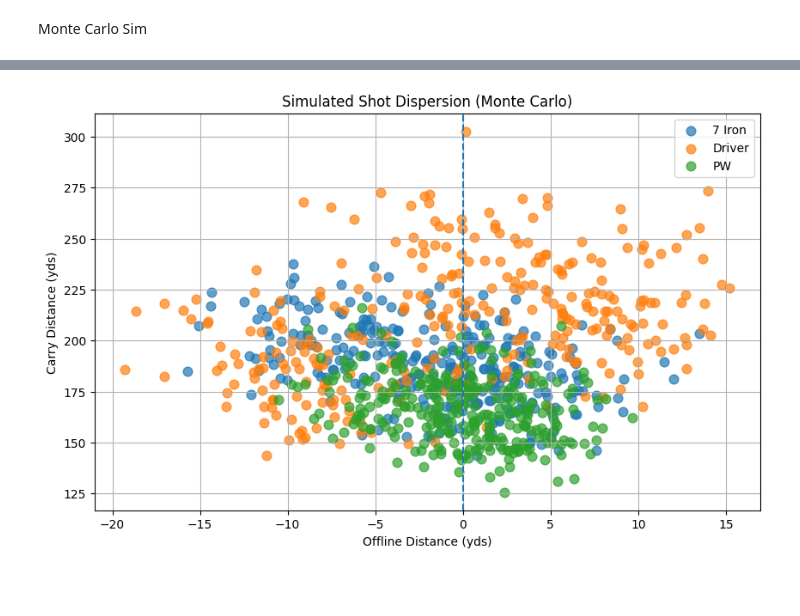
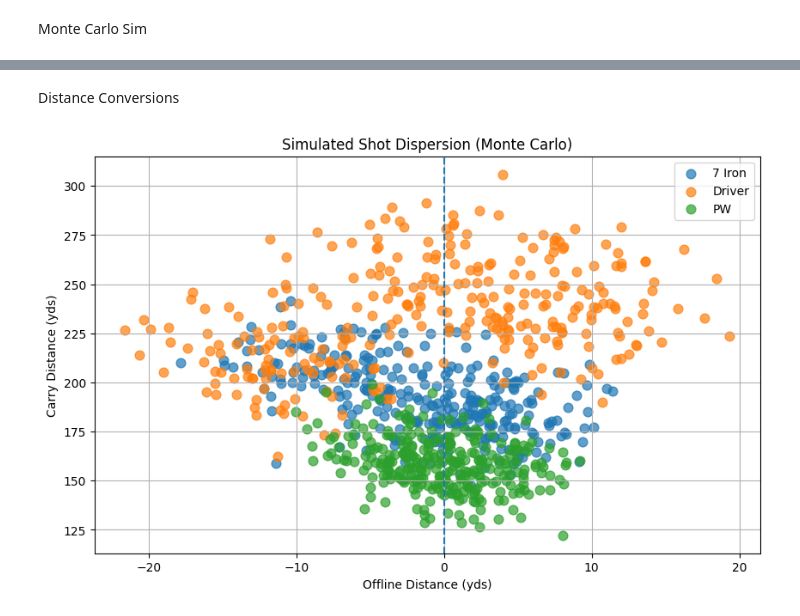
Before and after one commit to JP-Craig/golf-sim-lab, a Jupyter notebook: notebooks/01_shot_dispersion_analyzer.ipynb, the cells around one changed output, grey strips where cells are left out. Cells and saved outputs as stored; diff of their text form; code cells hidden in the pictures; blank space fills up the shorter version.

Commit message:
Accounting for drag and lift physics parameters during flight

```diff
--- a/notebooks/01_shot_dispersion_analyzer.ipynb
+++ b/notebooks/01_shot_dispersion_analyzer.ipynb
@@ -58,7 +102,7 @@ import matplotlib.pyplot as plt
 plt.figure(figsize=(10, 6))
 
 for club, group in df.groupby("club_name"):
-    plt.scatter(group["carry_y"], group["carry_x"], label=club, s=80)
+    plt.scatter(group["carry_y_yds"], group["carry_x_yds"], label=club, s=80)
 
 plt.axvline(0, linestyle="--")
 plt.xlabel("Offline Distance (yds)")
@@ -74,7 +118,7 @@ Monte Carlo Sim
 # %%
 import numpy as np
 
-def simulate_shots(row, n=1000):
+def simulate_shots(row, n=100):
     shots = []
 
     for _ in range(n):
@@ -86,11 +130,14 @@ def simulate_shots(row, n=1000):
         vy = speed * np.cos(launch) * np.sin(azimuth)
         vz = speed * np.sin(launch)
 
-        flight_time = (2 * vz) / 9.81
-        carry_x = (vx * flight_time) * 1.09361  # Convert to yards
-        carry_y = (vy * flight_time) * 1.09361  # Convert to yards
+        traj = simulate_flight(vx, vy, vz)
 
-        shots.append((carry_x, carry_y))
+        if len(traj) == 0:
+            continue
+
+        final_x, final_y, _ = traj[-1]
+
+        shots.append((final_x, final_y))
 
     return np.array(shots)
 # %%
@@ -98,11 +145,13 @@ sim_data = []
 
 for _, row in df.iterrows():
     sims = simulate_shots(row, n=100)
+
     for x, y in sims:
         sim_data.append({
             "club": row["club_name"],
-            "carry_x": x,
-            "carry_y": y
+            "carry_x_m": x,
+            "carry_y_m": y
         })
 
 sim_df = pd.DataFrame(sim_data)
+sim_df.head()
@@ -109,15 +165,20 @@ sim_df = pd.DataFrame(sim_data)
+# %% [markdown]
+Distance Conversions
+# %%
+sim_df["carry_x_yds"] = sim_df["carry_x_m"] * METERS_TO_YARDS
+sim_df["carry_y_yds"] = sim_df["carry_y_m"] * METERS_TO_YARDS
 # %%
 plt.figure(figsize=(10, 6))
 
 for club, group in sim_df.groupby("club"):
-    plt.scatter(group["carry_y"], group["carry_x"], label=club, alpha=0.7, s=60)
+    plt.scatter(group["carry_y_yds"], group["carry_x_yds"], label=club, alpha=0.7, s=60)
 
 plt.axvline(0, linestyle="--")
 plt.xlabel("Offline Distance (yds)")
 plt.ylabel("Carry Distance (yds)")
 plt.title("Simulated Shot Dispersion (Monte Carlo)")
 plt.legend()
 plt.grid(True)
 plt.show()
 # %% [output]
-[figure, old version]
+[figure, new version]
```
Also changed, not shown: parts of 12 cells of this notebook.
